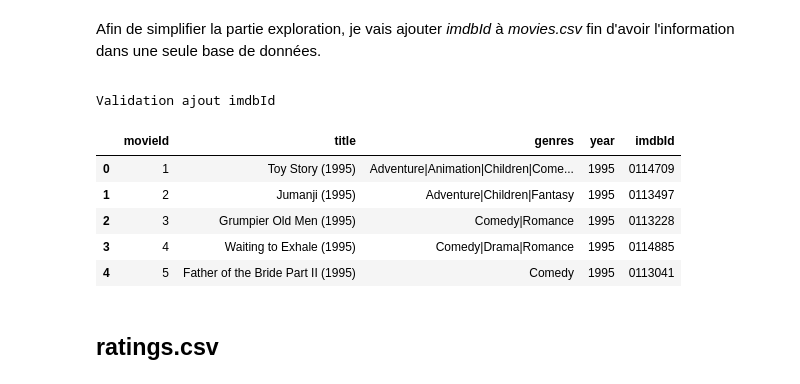
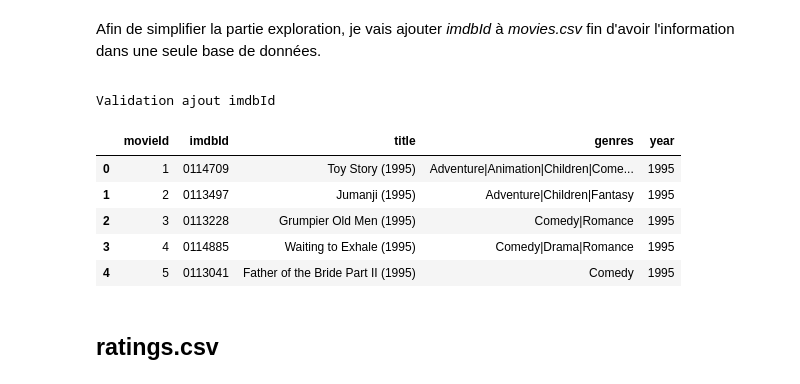
Before and after one commit to jfgagnon00/MovieLens, a Jupyter notebook: Pretraitement.ipynb, the cells around one changed output. Saved outputs shown, nothing was run; the diff lists cells and outputs as text; code cells hidden in the pictures.

```diff
--- a/Pretraitement.ipynb
+++ b/Pretraitement.ipynb
@@ -521,23 +521,26 @@ Afin de simplifier la partie exploration, je vais ajouter *imdbId* à *movies.cs
 # %%
 #
 # ajout imdbId a movies
 #
 mvl_dataset.movies = pd.merge(mvl_dataset.movies,
                               mvl_dataset.links[["movieId", "imdbId"]],
                               how="left",
                               on="movieId")
 
+# pour faciliter la visualization, mettre immediatement imdbId
+mvl_dataset.movies.insert(1, 'imdbId', mvl_dataset.movies.pop('imdbId'))
+
 # validation
 print("Validation ajout imdbId")
 display(mvl_dataset.movies.head())
 # %% [output]
 Validation ajout imdbId
-|  | movieId | title | genres | year | imdbId |
-| 0 | 1 | Toy Story (1995) | Adventure|Animation|Children|Come... | 1995 | 0114709 |
-| 1 | 2 | Jumanji (1995) | Adventure|Children|Fantasy | 1995 | 0113497 |
-| 2 | 3 | Grumpier Old Men (1995) | Comedy|Romance | 1995 | 0113228 |
-| 3 | 4 | Waiting to Exhale (1995) | Comedy|Drama|Romance | 1995 | 0114885 |
-| 4 | 5 | Father of the Bride Part II (1995) | Comedy | 1995 | 0113041 |
+|  | movieId | imdbId | title | genres | year |
+| 0 | 1 | 0114709 | Toy Story (1995) | Adventure|Animation|Children|Come... | 1995 |
+| 1 | 2 | 0113497 | Jumanji (1995) | Adventure|Children|Fantasy | 1995 |
+| 2 | 3 | 0113228 | Grumpier Old Men (1995) | Comedy|Romance | 1995 |
+| 3 | 4 | 0114885 | Waiting to Exhale (1995) | Comedy|Drama|Romance | 1995 |
+| 4 | 5 | 0113041 | Father of the Bride Part II (1995) | Comedy | 1995 |
 # %% [markdown]
 ## ratings.csv
 # %% [markdown]
```
Also changed, not shown: parts of 4 cells of this notebook.
